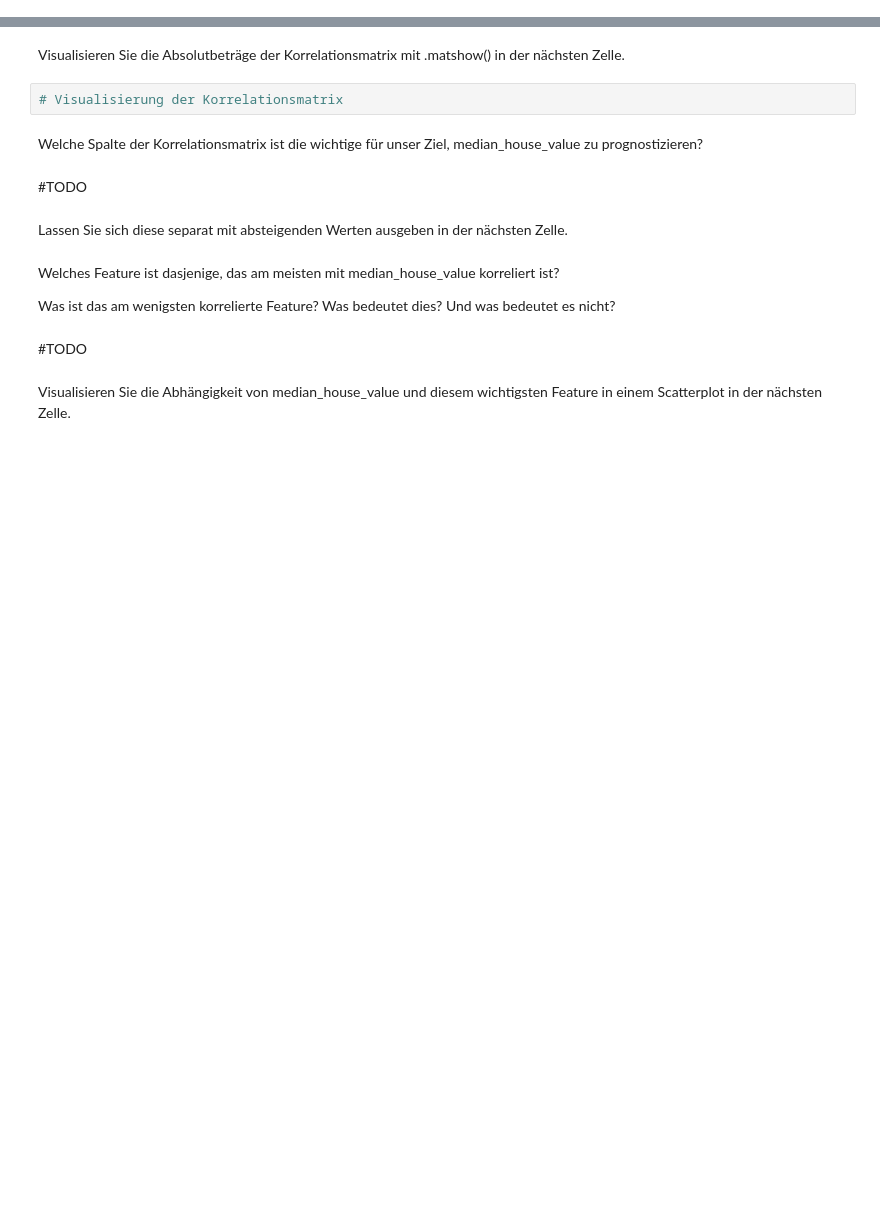
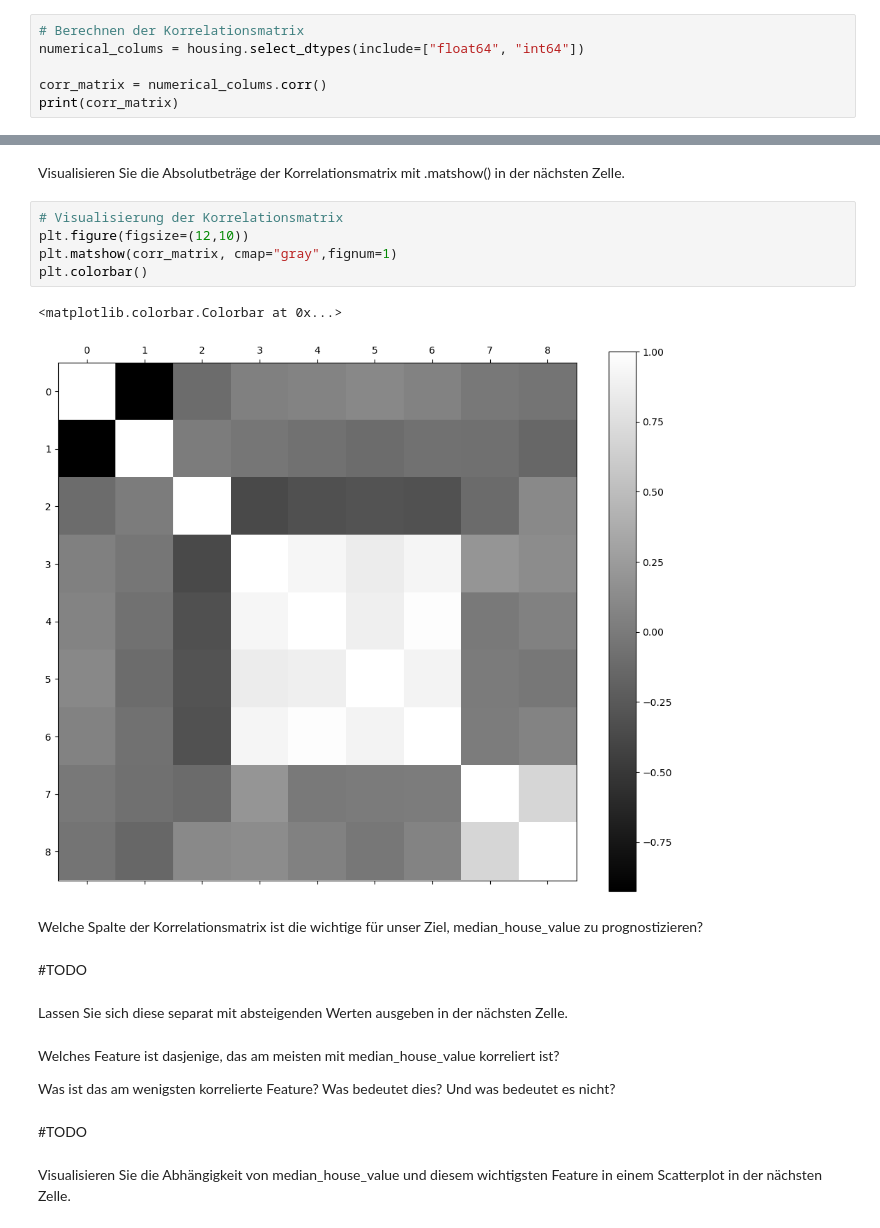
Before and after one commit to Yun1us/University, a Jupyter notebook: 3.Semester/Machine_Learning/Praktikum/Praktikum_1-2.ipynb, the cells around one changed output, grey strips where cells are left out. Cells and saved outputs as stored; diff of their text form; blank space fills up the shorter version.

Commit message:
Korrelationsmatrix ML

```diff
--- a/3.Semester/Machine_Learning/Praktikum/Praktikum_1-2.ipynb
+++ b/3.Semester/Machine_Learning/Praktikum/Praktikum_1-2.ipynb
@@ -111,0 +160,6 @@ Berechnen Sie die Korrelationsmatrix in der ersten Zelle und lassen Sie sie ausg
+# %%
+# Berechnen der Korrelationsmatrix
+numerical_colums = housing.select_dtypes(include=["float64", "int64"])
+
+corr_matrix = numerical_colums.corr()
+print(corr_matrix)
@@ -112,7 +184,13 @@ Berechnen Sie die Korrelationsmatrix in der ersten Zelle und lassen Sie sie ausg
 # %% [markdown]
 Visualisieren Sie die Absolutbeträge der Korrelationsmatrix mit .matshow() in der nächsten Zelle.
-# %%
-# Visualisierung der Korrelationsmatrix
+# %%
+# Visualisierung der Korrelationsmatrix
+plt.figure(figsize=(12,10))
+plt.matshow(corr_matrix, cmap="gray",fignum=1)
+plt.colorbar()
+# %% [output]
+<matplotlib.colorbar.Colorbar at 0x...>
+[figure, added]
 # %% [markdown]
 Welche Spalte der Korrelationsmatrix ist die wichtige für unser Ziel, median_house_value zu prognostizieren?
 # %% [markdown]
```
Also changed, not shown: parts of 14 cells of this notebook, 3 other files.
